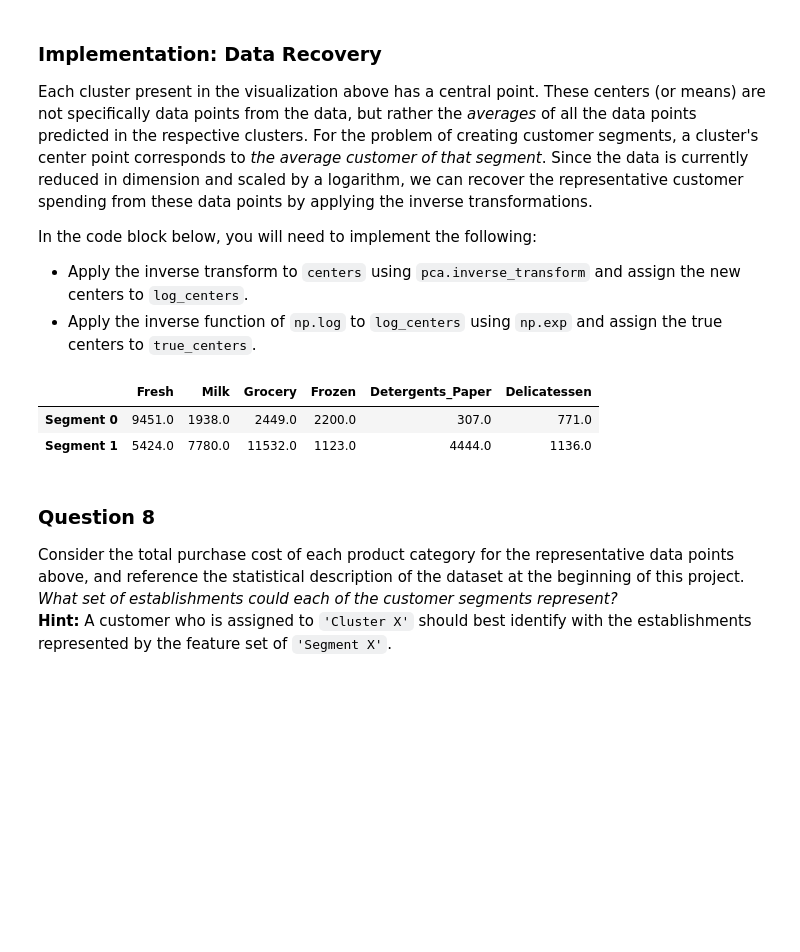
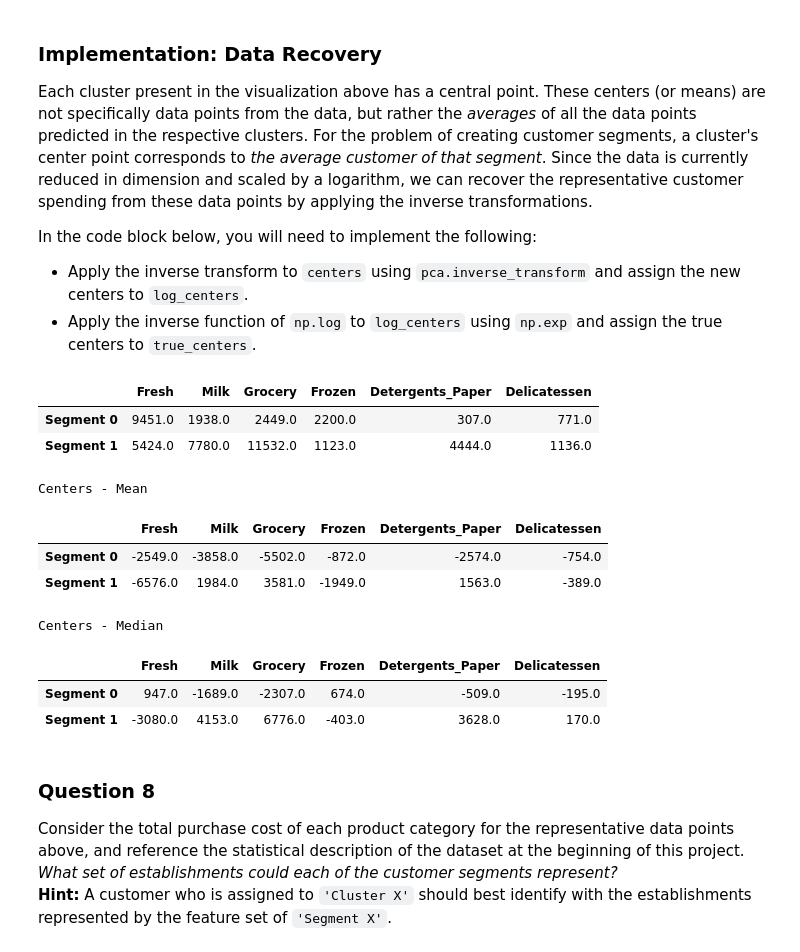
Before and after one commit to politeles/machine-learning, a Jupyter notebook: projects/creating_customer_segments/customer_segments.ipynb, the cells around one changed output. Saved outputs shown, nothing was run; the diff lists cells and outputs as text; code cells hidden in the pictures; blank space fills up the shorter version.

```diff
--- a/projects/creating_customer_segments/customer_segments.ipynb
+++ b/projects/creating_customer_segments/customer_segments.ipynb
@@ -215,7 +215,10 @@ In the code block below, you will need to implement the following:
 Once you have performed this implementation, the dataset will be stored in the variable `good_data`.
 # %%
 # For each feature find the data points with extreme high or low values
+from collections import Counter
 outliers_set = set()
+c = Counter()
+
 for feature in log_data.keys():
 
     # TODO: Calculate Q1 (25th percentile of the data) for the given feature
@@ -231,7 +234,12 @@ for feature in log_data.keys():
     # Display the outliers
     print "Data points considered outliers for the feature '{}':".format(feature)
     data_points = log_data[~((log_data[feature] >= Q1 - step) & (log_data[feature] <= Q3 + step))]
+
     display(data_points)
+    #Implementation with a counter.
+    d = Counter (data_points.index.tolist())
+    c += d
+    # Implementation with python sets:
     for index in data_points.index.tolist():
         outliers_set.add(index)
 
@@ -239,7 +247,12 @@ for feature in log_data.keys():
 # OPTIONAL: Select the indices for data points you wish to remove
 outliers  = list(outliers_set)
 
+print "outliers by using sets:"
 print outliers
+print "outliers by using counters:"
+print list(c)
+
+
 
 # Remove the outliers, if any were specified
 good_data = log_data.drop(log_data.index[outliers]).reset_index(drop = True)
@@ -506,19 +521,32 @@ In the code block below, you will need to implement the following:
 # %%
 # TODO: Inverse transform the centers
 log_centers = pca.inverse_transform(centers)
 
 # TODO: Exponentiate the centers
 true_centers = np.exp(log_centers)
 
 # Display the true centers
 segments = ['Segment {}'.format(i) for i in range(0,len(centers))]
 true_centers = pd.DataFrame(np.round(true_centers), columns = data.keys())
 true_centers.index = segments
 display(true_centers)
+
+print "Centers - Mean"
+display(true_centers - data.mean().round())
+print "Centers - Median"
+display(true_centers - data.median().round())
 # %% [output]
 |  | Fresh | Milk | Grocery | Frozen | Detergents_Paper | Delicatessen |
 | Segment 0 | 9451.0 | 1938.0 | 2449.0 | 2200.0 | 307.0 | 771.0 |
 | Segment 1 | 5424.0 | 7780.0 | 11532.0 | 1123.0 | 4444.0 | 1136.0 |
+Centers - Mean
+|  | Fresh | Milk | Grocery | Frozen | Detergents_Paper | Delicatessen |
+| Segment 0 | -2549.0 | -3858.0 | -5502.0 | -872.0 | -2574.0 | -754.0 |
+| Segment 1 | -6576.0 | 1984.0 | 3581.0 | -1949.0 | 1563.0 | -389.0 |
+Centers - Median
+|  | Fresh | Milk | Grocery | Frozen | Detergents_Paper | Delicatessen |
+| Segment 0 | 947.0 | -1689.0 | -2307.0 | 674.0 | -509.0 | -195.0 |
+| Segment 1 | -3080.0 | 4153.0 | 6776.0 | -403.0 | 3628.0 | 170.0 |
 # %% [markdown]
 ### Question 8
 Consider the total purchase cost of each product category for the representative data points above, and reference the statistical description of the dataset at the beginning of this project. *What set of establishments could each of the customer segments represent?*
```
Also changed, not shown: parts of 5 cells of this notebook.
